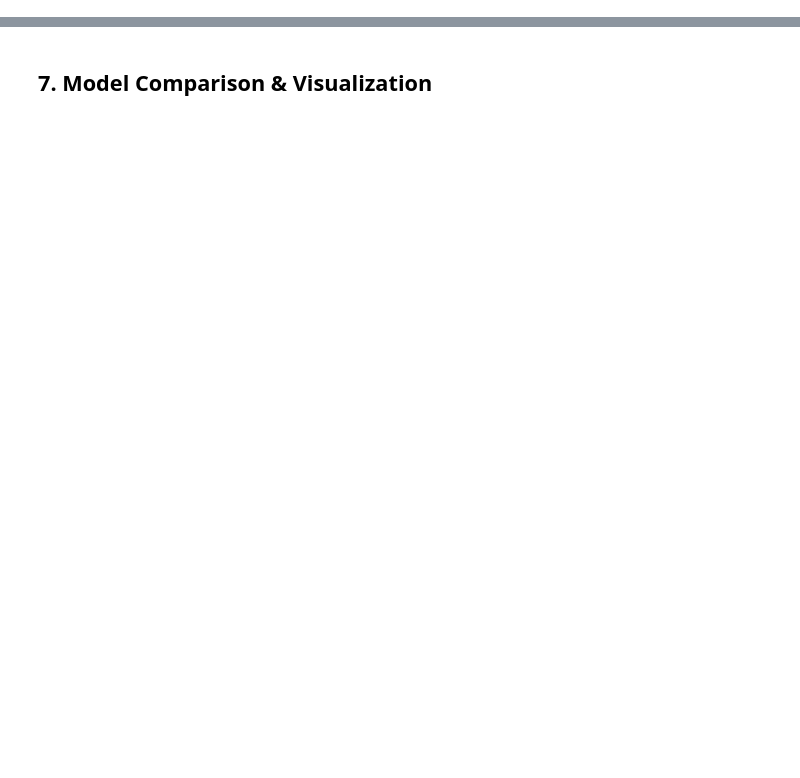
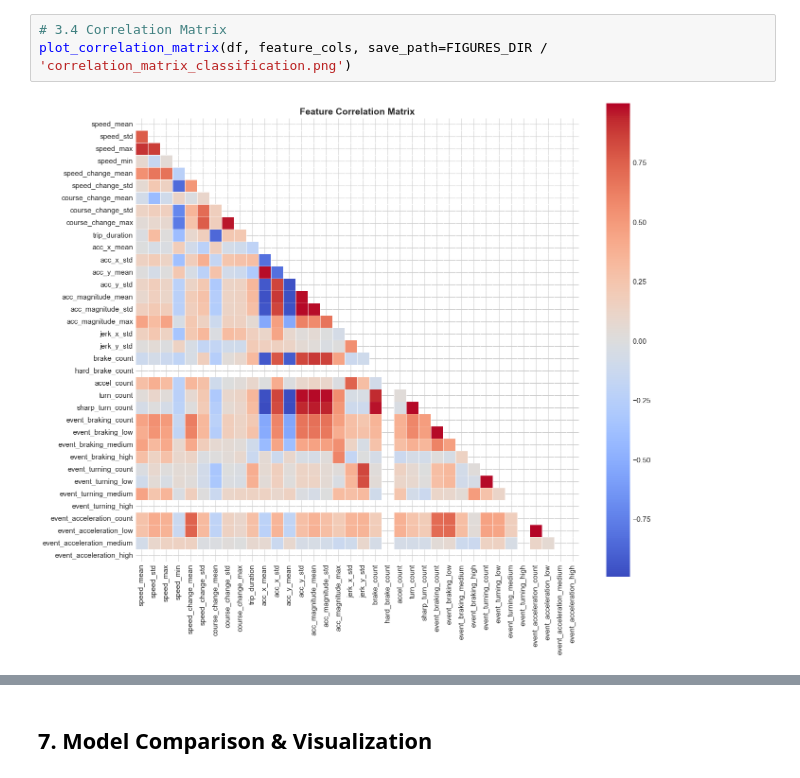
Before and after one commit to rezamirzaei/ABAX, a Jupyter notebook: notebooks/02_classification.ipynb, the cells around one changed output, grey strips where cells are left out. Saved outputs shown, nothing was run; the diff lists cells and outputs as text; blank space fills up the shorter version.

```diff
--- a/notebooks/02_classification.ipynb
+++ b/notebooks/02_classification.ipynb
@@ -504,0 +244,5 @@ print_success("CNN learning curves saved")
+# %%
+# 3.4 Correlation Matrix
+plot_correlation_matrix(df, feature_cols, save_path=FIGURES_DIR / 'correlation_matrix_classification.png')
+# %% [output]
+[figure, added]
```
Also changed, not shown: parts of 86 cells of this notebook, 10 other files.
